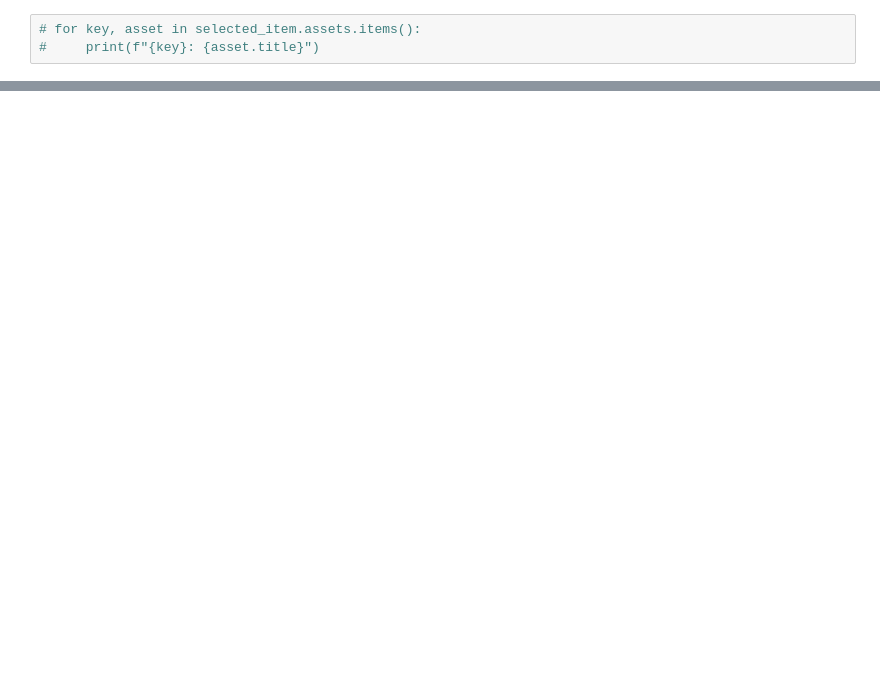
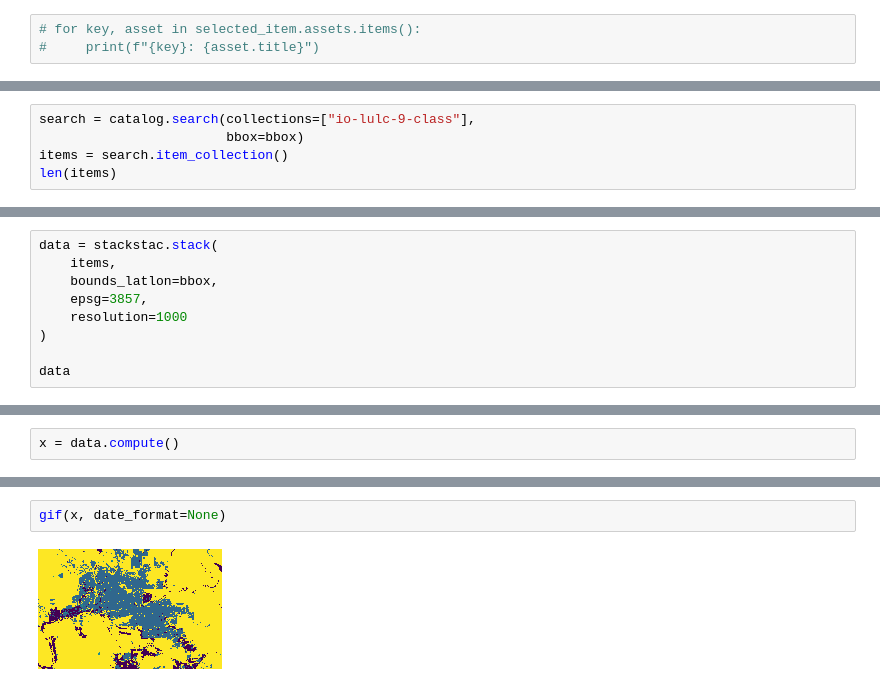
Before and after one commit to carmengg/eds220-mpc, a Jupyter notebook: gif.ipynb, the cells around one changed output, grey strips where cells are left out. Drawn from its saved outputs; the diff is of its cells as text; blank space fills up the shorter version.

```diff
--- a/gif.ipynb
+++ b/gif.ipynb
@@ -58 +64,6 @@ array([[[11852, 11314, 10776, ...,     0,     0,     0],
   * band         (band) object 'red' 'green' 'blue'
+# %%
+search = catalog.search(collections=["io-lulc-9-class"],
+                        bbox=bbox)
+items = search.item_collection()
+len(items)
@@ -58,0 +75,9 @@ array([[[11852, 11314, 10776, ...,     0,     0,     0],
+# %%
+data = stackstac.stack(
+    items,
+    bounds_latlon=bbox,
+    epsg=3857,
+    resolution=1000
+)
+
+data
@@ -58,0 +111,2 @@ array([[[11852, 11314, 10776, ...,     0,     0,     0],
+# %%
+x = data.compute()
@@ -58,0 +133,4 @@ array([[[11852, 11314, 10776, ...,     0,     0,     0],
+# %%
+gif(x, date_format=None)
+# %% [output]
+[figure, added]
```
Also changed, not shown: parts of 8 cells of this notebook.
